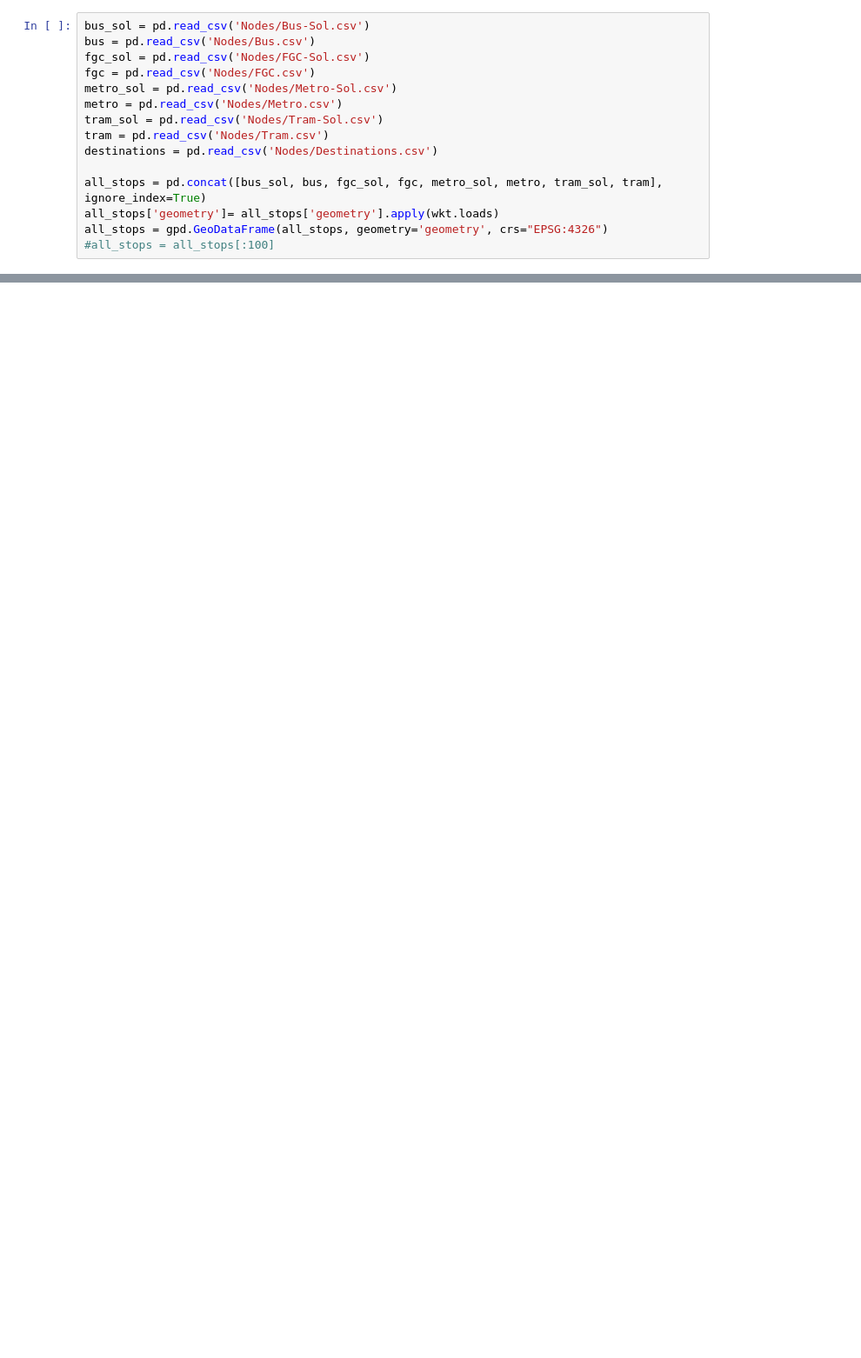
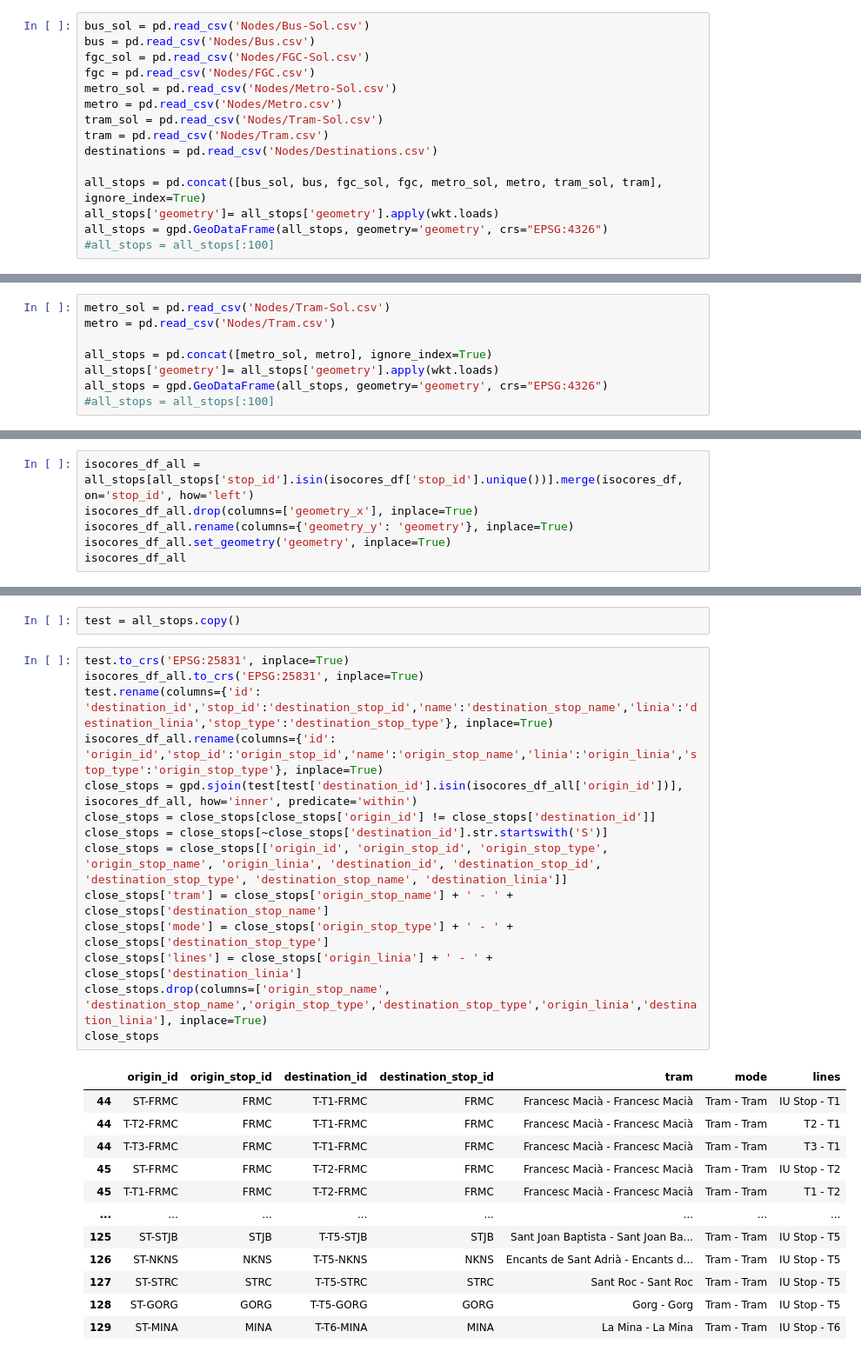
Before and after one commit to bmantepe/stop-location, a Jupyter notebook: 12-Edges-Exchange-Isochrones.ipynb, the cells around one changed output, grey strips where cells are left out. Shown at 87% size. Saved outputs shown, nothing was run; the diff lists cells and outputs as text; blank space fills up the shorter version.

```diff
--- a/12-Edges-Exchange-Isochrones.ipynb
+++ b/12-Edges-Exchange-Isochrones.ipynb
@@ -366,0 +57,8 @@ different_stops['origin_stop_id'].unique()
+# %%
+metro_sol = pd.read_csv('Nodes/Tram-Sol.csv')
+metro = pd.read_csv('Nodes/Tram.csv')
+
+all_stops = pd.concat([metro_sol, metro], ignore_index=True)
+all_stops['geometry']= all_stops['geometry'].apply(wkt.loads)
+all_stops = gpd.GeoDataFrame(all_stops, geometry='geometry', crs="EPSG:4326")
+#all_stops = all_stops[:100]
@@ -366,0 +204,6 @@ different_stops['origin_stop_id'].unique()
+# %%
+isocores_df_all = all_stops[all_stops['stop_id'].isin(isocores_df['stop_id'].unique())].merge(isocores_df, on='stop_id', how='left')
+isocores_df_all.drop(columns=['geometry_x'], inplace=True)
+isocores_df_all.rename(columns={'geometry_y': 'geometry'}, inplace=True)
+isocores_df_all.set_geometry('geometry', inplace=True)
+isocores_df_all
@@ -366,0 +224,29 @@ different_stops['origin_stop_id'].unique()
+# %%
+test = all_stops.copy()
+# %%
+test.to_crs('EPSG:25831', inplace=True)
+isocores_df_all.to_crs('EPSG:25831', inplace=True)
+test.rename(columns={'id': 'destination_id','stop_id':'destination_stop_id','name':'destination_stop_name','linia':'destination_linia','stop_type':'destination_stop_type'}, inplace=True)
+isocores_df_all.rename(columns={'id': 'origin_id','stop_id':'origin_stop_id','name':'origin_stop_name','linia':'origin_linia','stop_type':'origin_stop_type'}, inplace=True)
+close_stops = gpd.sjoin(test[test['destination_id'].isin(isocores_df_all['origin_id'])], isocores_df_all, how='inner', predicate='within')
+close_stops = close_stops[close_stops['origin_id'] != close_stops['destination_id']]
+close_stops = close_stops[~close_stops['destination_id'].str.startswith('S')]
+close_stops = close_stops[['origin_id', 'origin_stop_id', 'origin_stop_type', 'origin_stop_name', 'origin_linia', 'destination_id', 'destination_stop_id', 'destination_stop_type', 'destination_stop_name', 'destination_linia']]
+close_stops['tram'] = close_stops['origin_stop_name'] + ' - ' + close_stops['destination_stop_name']
+close_stops['mode'] = close_stops['origin_stop_type'] + ' - ' + close_stops['destination_stop_type']
+close_stops['lines'] = close_stops['origin_linia'] + ' - ' + close_stops['destination_linia']
+close_stops.drop(columns=['origin_stop_name', 'destination_stop_name','origin_stop_type','destination_stop_type','origin_linia','destination_linia'], inplace=True)
+close_stops
+# %% [output]
+|  | origin_id | origin_stop_id | destination_id | destination_stop_id | tram | mode | lines |
+| 44 | ST-FRMC | FRMC | T-T1-FRMC | FRMC | Francesc Macià - Francesc Macià | Tram - Tram | IU Stop - T1 |
+| 44 | T-T2-FRMC | FRMC | T-T1-FRMC | FRMC | Francesc Macià - Francesc Macià | Tram - Tram | T2 - T1 |
+| 44 | T-T3-FRMC | FRMC | T-T1-FRMC | FRMC | Francesc Macià - Francesc Macià | Tram - Tram | T3 - T1 |
+| 45 | ST-FRMC | FRMC | T-T2-FRMC | FRMC | Francesc Macià - Francesc Macià | Tram - Tram | IU Stop - T2 |
+| 45 | T-T1-FRMC | FRMC | T-T2-FRMC | FRMC | Francesc Macià - Francesc Macià | Tram - Tram | T1 - T2 |
+| ... | ... | ... | ... | ... | ... | ... | ... |
+| 125 | ST-STJB | STJB | T-T5-STJB | STJB | Sant Joan Baptista - Sant Joan Ba... | Tram - Tram | IU Stop - T5 |
+| 126 | ST-NKNS | NKNS | T-T5-NKNS | NKNS | Encants de Sant Adrià - Encants d... | Tram - Tram | IU Stop - T5 |
+| 127 | ST-STRC | STRC | T-T5-STRC | STRC | Sant Roc - Sant Roc | Tram - Tram | IU Stop - T5 |
+| 128 | ST-GORG | GORG | T-T5-GORG | GORG | Gorg - Gorg | Tram - Tram | IU Stop - T5 |
+| 129 | ST-MINA | MINA | T-T6-MINA | MINA | La Mina - La Mina | Tram - Tram | IU Stop - T6 |
```
Also changed, not shown: parts of 37 cells of this notebook, 16 other files.
